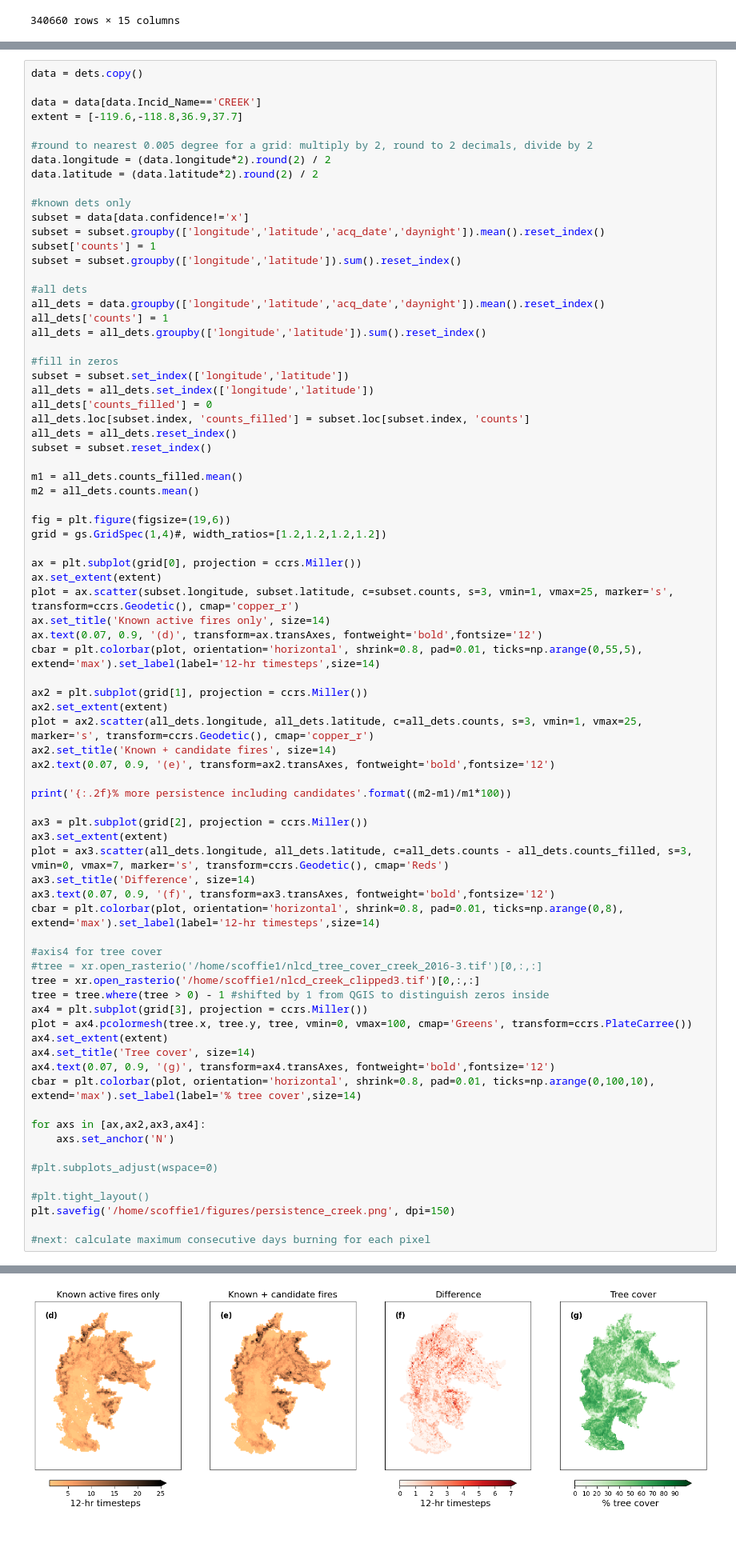
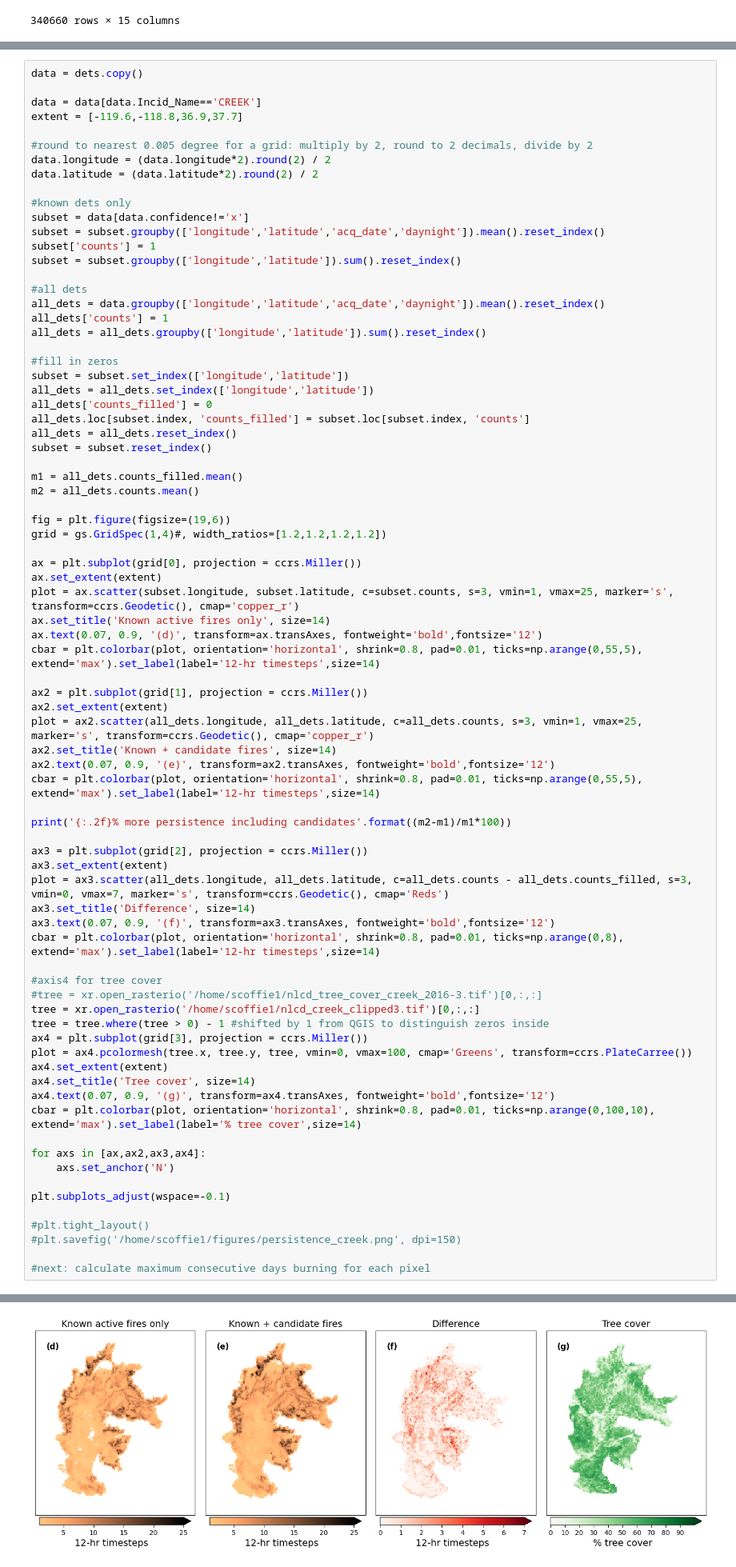
Before and after one commit to scoffiel/candidate_fires, a Jupyter notebook: 3_candidate_analysis.ipynb, the cells around one changed output, grey strips where cells are left out. Shown at 80% size. Drawn from its saved outputs; the diff is of its cells as text; blank space fills up the shorter version.

```diff
--- a/3_candidate_analysis.ipynb
+++ b/3_candidate_analysis.ipynb
@@ -296,39 +298,40 @@ ax2.set_extent(extent)
 plot = ax2.scatter(all_dets.longitude, all_dets.latitude, c=all_dets.counts, s=3, vmin=1, vmax=25, marker='s', transform=ccrs.Geodetic(), cmap='copper_r')
 ax2.set_title('Known + candidate fires', size=14)
 ax2.text(0.07, 0.9, '(e)', transform=ax2.transAxes, fontweight='bold',fontsize='12')
+cbar = plt.colorbar(plot, orientation='horizontal', shrink=0.8, pad=0.01, ticks=np.arange(0,55,5), extend='max').set_label(label='12-hr timesteps',size=14)
 
 print('{:.2f}% more persistence including candidates'.format((m2-m1)/m1*100))
 
 ax3 = plt.subplot(grid[2], projection = ccrs.Miller())
 ax3.set_extent(extent)
 plot = ax3.scatter(all_dets.longitude, all_dets.latitude, c=all_dets.counts - all_dets.counts_filled, s=3, vmin=0, vmax=7, marker='s', transform=ccrs.Geodetic(), cmap='Reds')
 ax3.set_title('Difference', size=14)
 ax3.text(0.07, 0.9, '(f)', transform=ax3.transAxes, fontweight='bold',fontsize='12')
 cbar = plt.colorbar(plot, orientation='horizontal', shrink=0.8, pad=0.01, ticks=np.arange(0,8), extend='max').set_label(label='12-hr timesteps',size=14)
 
 #axis4 for tree cover
 #tree = xr.open_rasterio('/home/scoffie1/nlcd_tree_cover_creek_2016-3.tif')[0,:,:]
 tree = xr.open_rasterio('/home/scoffie1/nlcd_creek_clipped3.tif')[0,:,:]
 tree = tree.where(tree > 0) - 1 #shifted by 1 from QGIS to distinguish zeros inside
 ax4 = plt.subplot(grid[3], projection = ccrs.Miller())
 plot = ax4.pcolormesh(tree.x, tree.y, tree, vmin=0, vmax=100, cmap='Greens', transform=ccrs.PlateCarree())
 ax4.set_extent(extent)
 ax4.set_title('Tree cover', size=14)
 ax4.text(0.07, 0.9, '(g)', transform=ax4.transAxes, fontweight='bold',fontsize='12')
 cbar = plt.colorbar(plot, orientation='horizontal', shrink=0.8, pad=0.01, ticks=np.arange(0,100,10), extend='max').set_label(label='% tree cover',size=14)
 
 for axs in [ax,ax2,ax3,ax4]:
     axs.set_anchor('N')
 
-#plt.subplots_adjust(wspace=0)
+plt.subplots_adjust(wspace=-0.1)
 
 #plt.tight_layout()
-plt.savefig('/home/scoffie1/figures/persistence_creek.png', dpi=150)
+#plt.savefig('/home/scoffie1/figures/persistence_creek.png', dpi=150)
 
 #next: calculate maximum consecutive days burning for each pixel
 # %% [output]
 21.40% more persistence including candidates
-[figure, old version]
+[figure, new version]
 # %%
 #similar for other fires - calculate mean fire duration per pixel
 warnings.filterwarnings('ignore')
```
Also changed, not shown: parts of 11 cells of this notebook, 1 other file.
